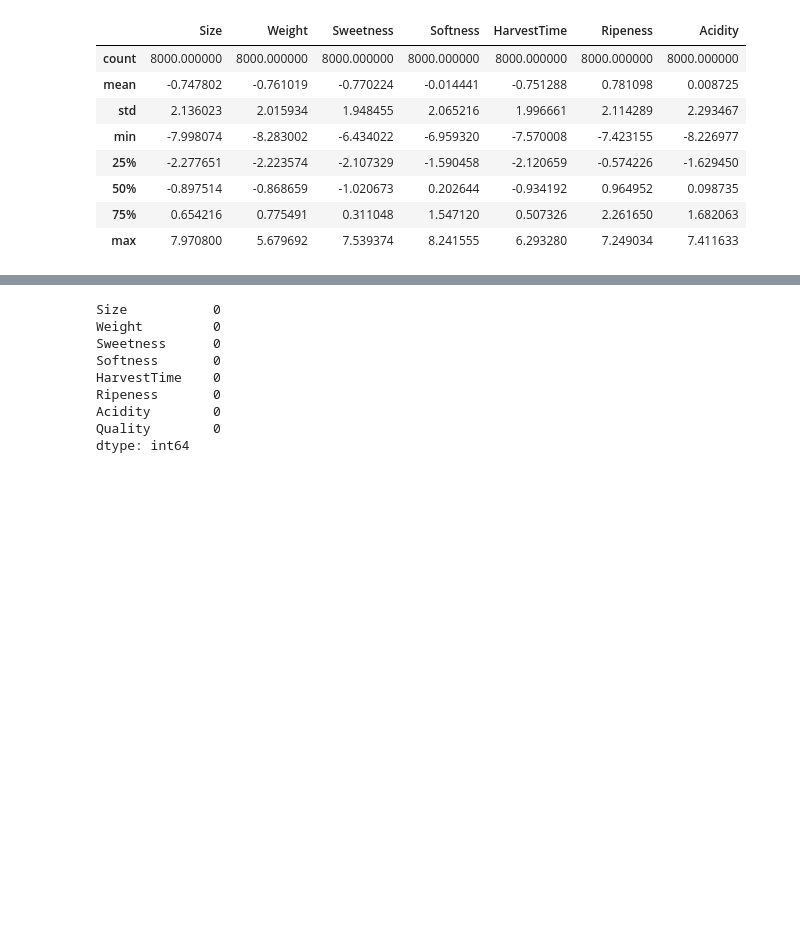
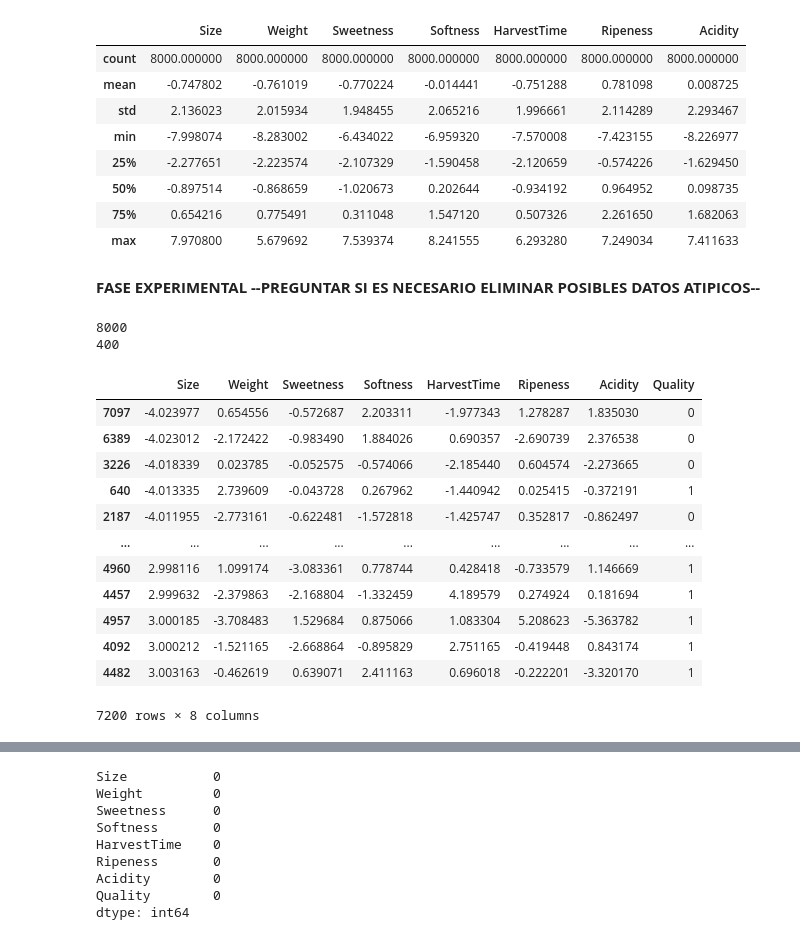
Before and after one commit to JohnnyArvelo/TP-Mate-3-Red-neuronal, a Jupyter notebook: Mate3.ipynb, the cells around one changed output, grey strips where cells are left out. Saved outputs shown, nothing was run; the diff lists cells and outputs as text; code cells hidden in the pictures; blank space fills up the shorter version.

```diff
--- a/Mate3.ipynb
+++ b/Mate3.ipynb
@@ -33,3 +44,33 @@ data.describe()
 | 50% | -0.897514 | -0.868659 | -1.020673 | 0.202644 | -0.934192 | 0.964952 | 0.098735 |
 | 75% | 0.654216 | 0.775491 | 0.311048 | 1.547120 | 0.507326 | 2.261650 | 1.682063 |
 | max | 7.970800 | 5.679692 | 7.539374 | 8.241555 | 6.293280 | 7.249034 | 7.411633 |
+# %% [markdown]
+**FASE EXPERIMENTAL**
+**--PREGUNTAR SI ES NECESARIO ELIMINAR POSIBLES DATOS ATIPICOS--**
+# %%
+#Fase Experimental
+numero=data.shape[0]
+ordenada=data.sort_values(["Size","Weight","Sweetness","Softness","HarvestTime","Ripeness","Acidity"])
+porcentaje=5/100
+quitar=int(numero*porcentaje)
+print(numero)
+print(quitar)
+limite_superior=numero-quitar
+df=ordenada.iloc[(quitar+1):(limite_superior+1)]
+df
+# %% [output]
+8000
+400
+|  | Size | Weight | Sweetness | Softness | HarvestTime | Ripeness | Acidity | Quality |
+| 7097 | -4.023977 | 0.654556 | -0.572687 | 2.203311 | -1.977343 | 1.278287 | 1.835030 | 0 |
+| 6389 | -4.023012 | -2.172422 | -0.983490 | 1.884026 | 0.690357 | -2.690739 | 2.376538 | 0 |
+| 3226 | -4.018339 | 0.023785 | -0.052575 | -0.574066 | -2.185440 | 0.604574 | -2.273665 | 0 |
+| 640 | -4.013335 | 2.739609 | -0.043728 | 0.267962 | -1.440942 | 0.025415 | -0.372191 | 1 |
+| 2187 | -4.011955 | -2.773161 | -0.622481 | -1.572818 | -1.425747 | 0.352817 | -0.862497 | 0 |
+| ... | ... | ... | ... | ... | ... | ... | ... | ... |
+| 4960 | 2.998116 | 1.099174 | -3.083361 | 0.778744 | 0.428418 | -0.733579 | 1.146669 | 1 |
+| 4457 | 2.999632 | -2.379863 | -2.168804 | -1.332459 | 4.189579 | 0.274924 | 0.181694 | 1 |
+| 4957 | 3.000185 | -3.708483 | 1.529684 | 0.875066 | 1.083304 | 5.208623 | -5.363782 | 1 |
+| 4092 | 3.000212 | -1.521165 | -2.668864 | -0.895829 | 2.751165 | -0.419448 | 0.843174 | 1 |
+| 4482 | 3.003163 | -0.462619 | 0.639071 | 2.411163 | 0.696018 | -0.222201 | -3.320170 | 1 |
+7200 rows × 8 columns
```
Also changed, not shown: parts of 21 cells of this notebook.
